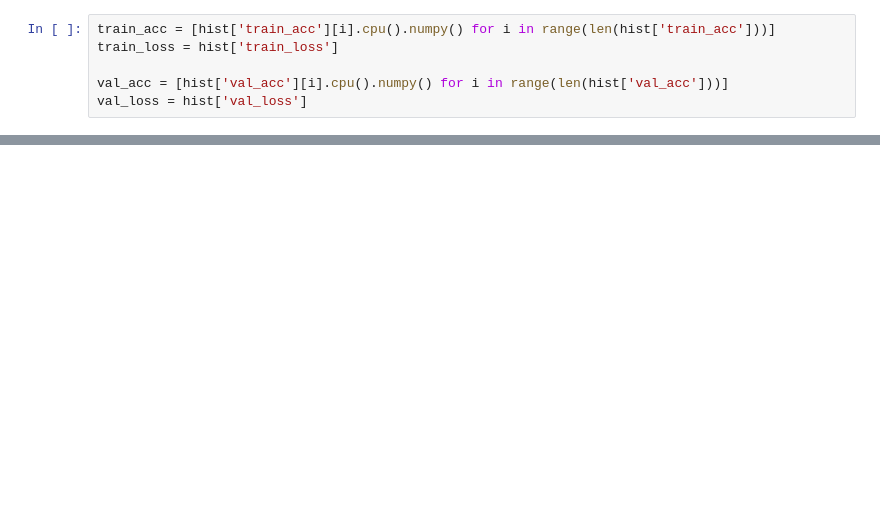
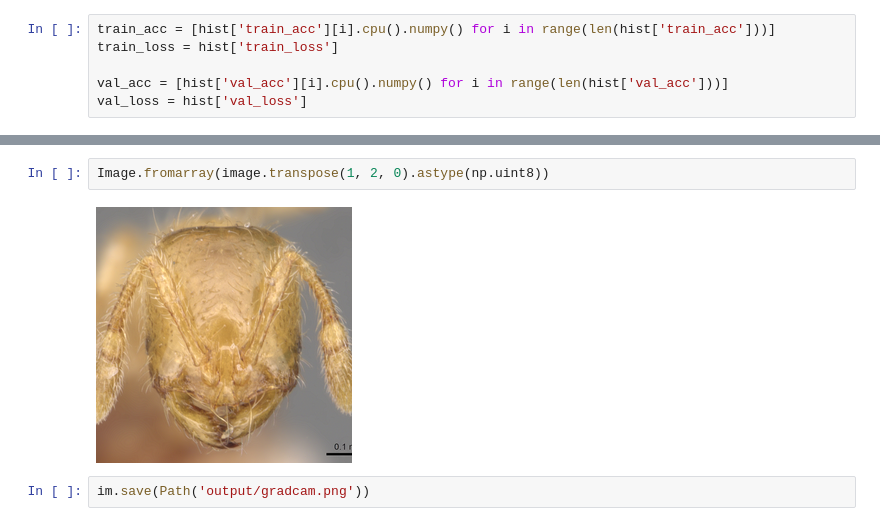
Before and after one commit to CMVSR/cuticulus, a Jupyter notebook: notebook.ipynb, the cells around one changed output, grey strips where cells are left out. Cells and saved outputs as stored; diff of their text form; blank space fills up the shorter version.

Commit message:
run gradcam

```diff
--- a/notebook.ipynb
+++ b/notebook.ipynb
@@ -320,0 +460,6 @@ plt.legend(loc='lower right')
+# %%
+Image.fromarray(image.transpose(1, 2, 0).astype(np.uint8))
+# %% [output]
+[figure, added]
+# %%
+im.save(Path('output/gradcam.png'))
```
Also changed, not shown: parts of 13 cells of this notebook, 12 other files.
